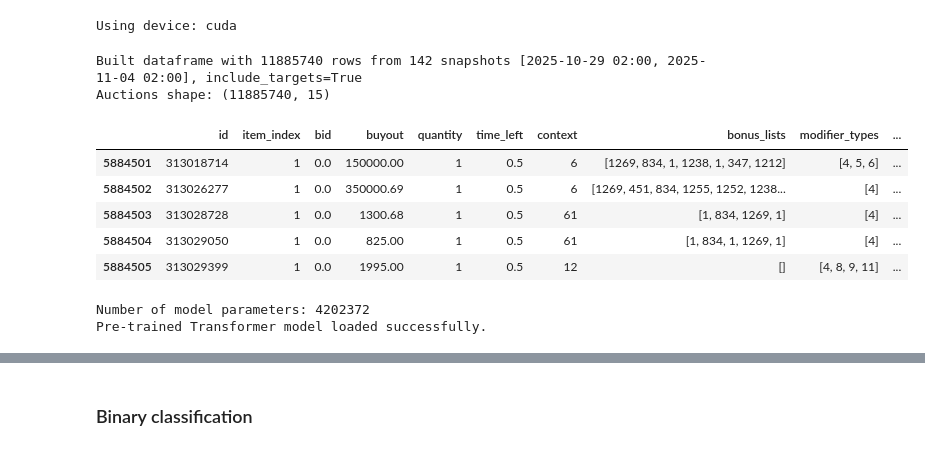
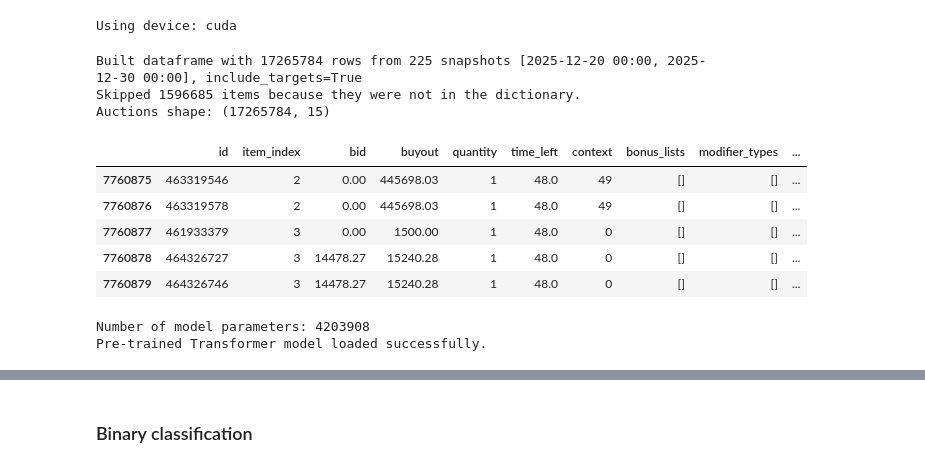
Before and after one commit to AngelUrq/auction_classic, a Jupyter notebook: notebooks/transformer_evaluation.ipynb, the cells around one changed output, grey strips where cells are left out. Cells and saved outputs as stored; diff of their text form; code cells hidden in the pictures.

Commit message:
Improve data processing

```diff
--- a/notebooks/transformer_evaluation.ipynb
+++ b/notebooks/transformer_evaluation.ipynb
@@ -32,9 +32,9 @@ print(f"Using device: {device}")
 # %% [output]
 Using device: cuda
 # %%
-prediction_time = datetime.strptime("2025-11-01 02:00:00", "%Y-%m-%d %H:%M:%S")
-max_hours_back = 24
-max_sequence_length = 1024
+prediction_time = datetime.strptime("2025-12-25 00:00:00", "%Y-%m-%d %H:%M:%S")
+max_hours_back = 72
+max_sequence_length = 4096
 
 mappings_dir = '../generated/mappings'
 
@@ -61,25 +61,25 @@ time_left_mapping = {
 # %%
 from src.data.utils import load_auctions_from_sample
 
-data_dir = '../data/tww/auctions_ch/'
+data_dir = '../data/tww/auctions/'
 
 df_auctions = load_auctions_from_sample(data_dir, prediction_time, time_left_mapping, item_to_idx, context_to_idx, bonus_to_idx, modtype_to_idx, max_hours_back=max_hours_back)
 
 print("Auctions shape:", df_auctions.shape)
 df_auctions[df_auctions['snapshot_time'] == prediction_time].head()
 # %% [output]
-Built dataframe with 11885740 rows from 142 snapshots [2025-10-29 02:00, 2025-11-04 02:00], include_targets=True
-Auctions shape: (11885740, 15)
+Built dataframe with 17265784 rows from 225 snapshots [2025-12-20 00:00, 2025-12-30 00:00], include_targets=True
+Skipped 1596685 items because they were not in the dictionary.
+Auctions shape: (17265784, 15)
 |  | id | item_index | bid | buyout | quantity | time_left | context | bonus_lists | modifier_types | ... |
-| 5884501 | 313018714 | 1 | 0.0 | 150000.00 | 1 | 0.5 | 6 | [1269, 834, 1, 1238, 1, 347, 1212] | [4, 5, 6] | ... |
-| 5884502 | 313026277 | 1 | 0.0 | 350000.69 | 1 | 0.5 | 6 | [1269, 451, 834, 1255, 1252, 1238... | [4] | ... |
-| 5884503 | 313028728 | 1 | 0.0 | 1300.68 | 1 | 0.5 | 61 | [1, 834, 1269, 1] | [4] | ... |
-| 5884504 | 313029050 | 1 | 0.0 | 825.00 | 1 | 0.5 | 61 | [1, 834, 1, 1269, 1] | [4] | ... |
-| 5884505 | 313029399 | 1 | 0.0 | 1995.00 | 1 | 0.5 | 12 | [] | [4, 8, 9, 11] | ... |
+| 7760875 | 463319546 | 2 | 0.00 | 445698.03 | 1 | 48.0 | 49 | [] | [] | ... |
+| 7760876 | 463319578 | 2 | 0.00 | 445698.03 | 1 | 48.0 | 49 | [] | [] | ... |
+| 7760877 | 461933379 | 3 | 0.00 | 1500.00 | 1 | 48.0 | 0 | [] | [] | ... |
+| 7760878 | 464326727 | 3 | 14478.27 | 15240.28 | 1 | 48.0 | 0 | [] | [] | ... |
+| 7760879 | 464326746 | 3 | 14478.27 | 15240.28 | 1 | 48.0 | 0 | [] | [] | ... |
 # %%
 model = AuctionTransformer.load_from_checkpoint(
-    '../models/transformer-4.2M-quantile-historical_24-lr1e-04-bs64/last.ckpt',
-    #'../models/transformer-869.6K-quantile-historical_72/last.ckpt',
+    '../models/transformer-4.2M-quantile-historical_72-lr1e-04-bs64/last-v3.ckpt',
     map_location=device
 )
 
@@ -87,7 +87,7 @@ print(f'Number of model parameters: {sum(p.numel() for p in model.parameters())}
 model.eval()
 print('Pre-trained Transformer model loaded successfully.')
 # %% [output]
-Number of model parameters: 4202372
+Number of model parameters: 4203908
 Pre-trained Transformer model loaded successfully.
 # %%
 from src.models.inference import predict_dataframe
```
Also changed, not shown: parts of 6 cells of this notebook, 5 other files.
